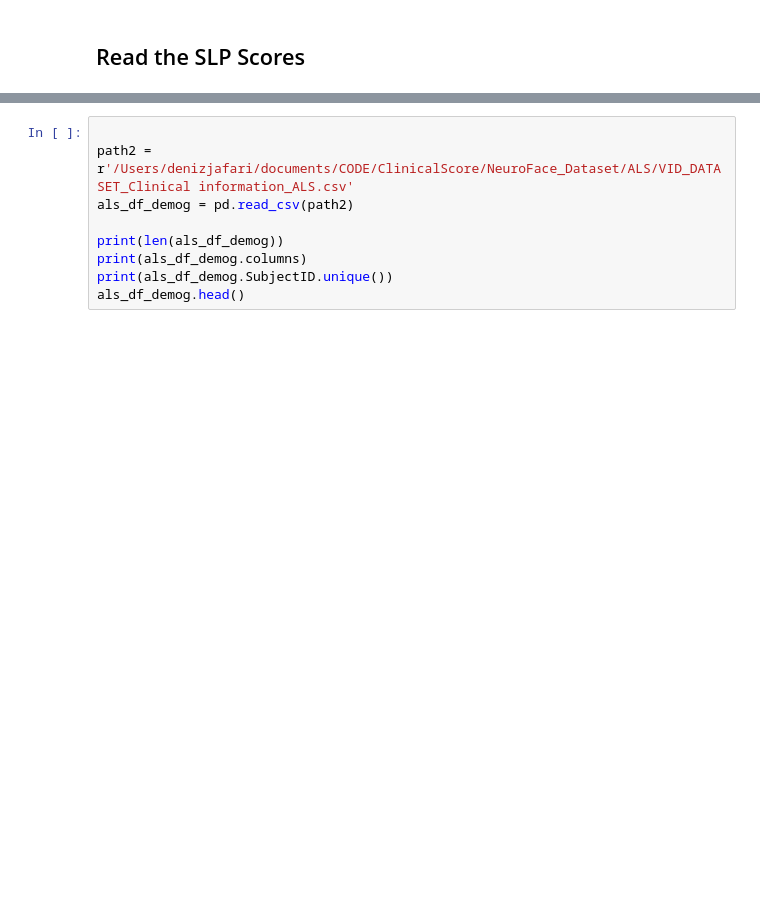
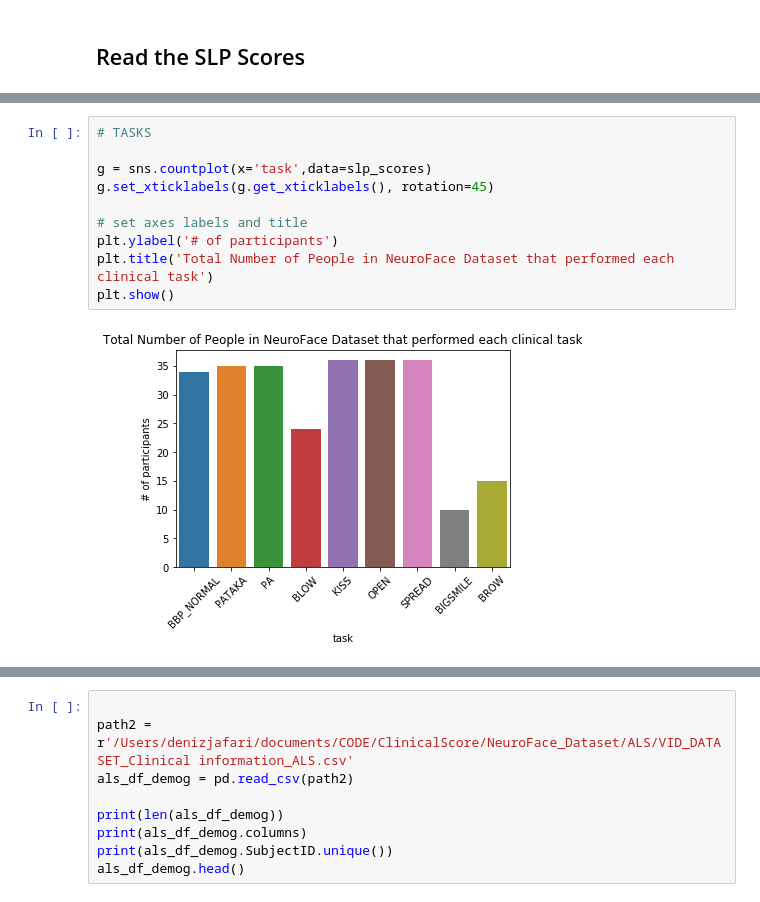
Before and after one commit to denizjafari/ClinicalScore, a Jupyter notebook: clinical_score_predict.ipynb, the cells around one changed output, grey strips where cells are left out. Drawn from its saved outputs; the diff is of its cells as text; blank space fills up the shorter version.

```diff
--- a/clinical_score_predict.ipynb
+++ b/clinical_score_predict.ipynb
@@ -116,6 +121,18 @@ Index(['File Name', 'Subject ID', 'Symmetry (SLP1)', 'ROM (SLP1)',
 | 3 | A002_02_NSM_BLOW_color.avi | A002 | 2 | 1 | 1 | 2 | 1 | ... |
 | 4 | A002_02_NSM_KISS_color.avi | A002 | 2 | 1 | 1 | 1 | 4 | ... |
 5 rows × 21 columns
+# %%
+# TASKS
+
+g = sns.countplot(x='task',data=slp_scores)
+g.set_xticklabels(g.get_xticklabels(), rotation=45)
+
+# set axes labels and title
+plt.ylabel('# of participants')
+plt.title('Total Number of People in NeuroFace Dataset that performed each clinical task')
+plt.show()
+# %% [output]
+[figure, added]
 # %%
 # average of the clinical scores
 
```
Also changed, not shown: parts of 23 cells of this notebook.
